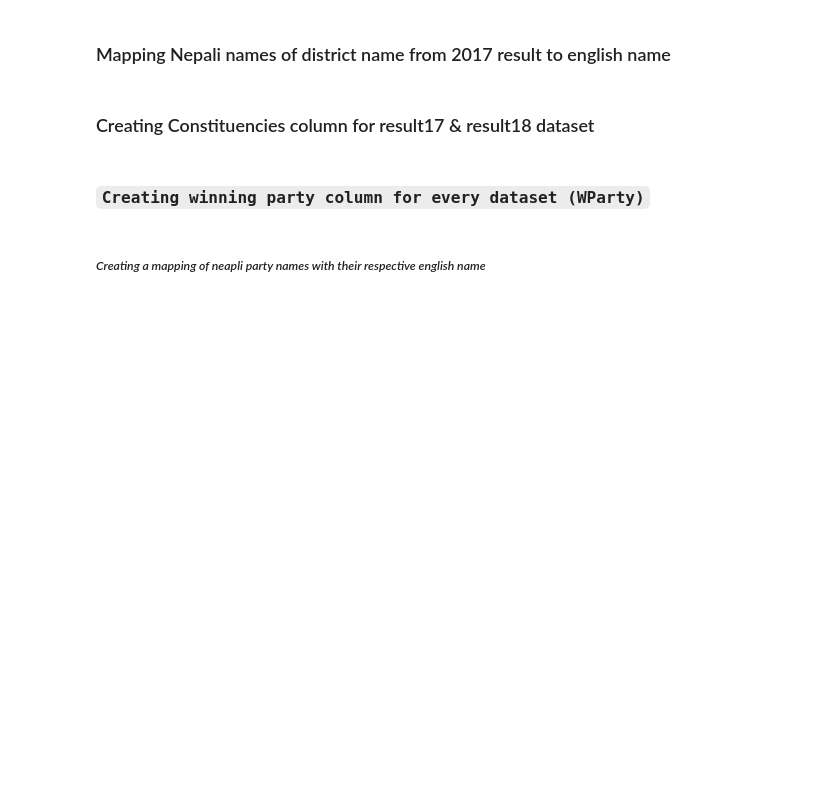
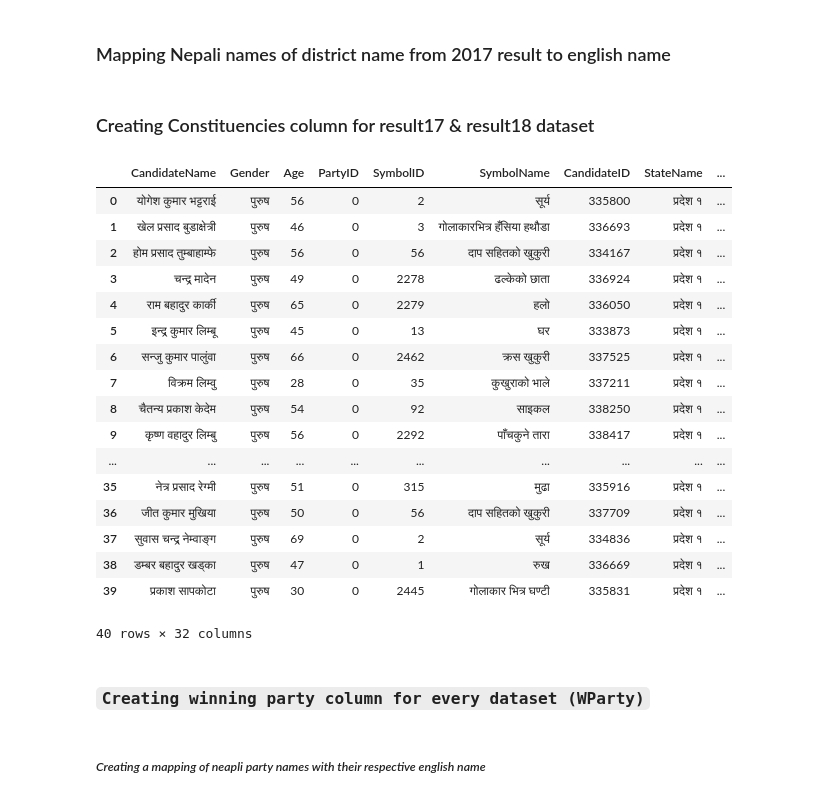
Before and after one commit to UjjwalKarkeyy/Nepal_Election_Prediction_Model, a Jupyter notebook: data_creation_&_preprocessing.ipynb, the cells around one changed output. Saved outputs shown, nothing was run; the diff lists cells and outputs as text; code cells hidden in the pictures; blank space fills up the shorter version.

```diff
--- a/data_creation_&_preprocessing.ipynb
+++ b/data_creation_&_preprocessing.ipynb
@@ -148,8 +304,33 @@ result22['DistrictName'] = result22['DistrictName'].replace(district_mapping)
 ### Creating Constituencies column for result17 & result18 dataset
 # %%
 # Create the 'Constituencies' column by combining 'DistrictName' and 'SCConstID'
-result17['Constituencies'] = result17['DistrictName'] + '-' + result17['SCConstID'].astype(str)
+# result17.head()
+result22['SCConstID']
+
+# result17['Constituencies'] = result17['DistrictName'] + '-' + result17['SCConstID'].astype(str)
+# result17.head(40)
+
 result22['Constituencies'] = result22['DistrictName'] + '-' + result22['SCConstID'].astype(str)
+result22.head(40)
+# %% [output]
+|  | CandidateName | Gender | Age | PartyID | SymbolID | SymbolName | CandidateID | StateName | ... |
+| 0 | योगेश कुमार भट्टराई | पुरुष | 56 | 0 | 2 | सूर्य | 335800 | प्रदेश १ | ... |
+| 1 | खेल प्रसाद बुडाक्षेत्री | पुरुष | 46 | 0 | 3 | गोलाकारभित्र हँसिया हथौडा | 336693 | प्रदेश १ | ... |
+| 2 | होम प्रसाद तुम्बाहाम्फे | पुरुष | 56 | 0 | 56 | दाप सहितको खुकुरी | 334167 | प्रदेश १ | ... |
+| 3 | चन्द्र मादेन | पुरुष | 49 | 0 | 2278 | ढल्केको छाता | 336924 | प्रदेश १ | ... |
+| 4 | राम बहादुर कार्की | पुरुष | 65 | 0 | 2279 | हलो | 336050 | प्रदेश १ | ... |
+| 5 | इन्द्र कुमार लिम्बू | पुरुष | 45 | 0 | 13 | घर | 333873 | प्रदेश १ | ... |
+| 6 | सन्जु कुमार पालुंवा | पुरुष | 66 | 0 | 2462 | क्रस खुकुरी | 337525 | प्रदेश १ | ... |
+| 7 | विक्रम लिम्वु | पुरुष | 28 | 0 | 35 | कुखुराको भाले | 337211 | प्रदेश १ | ... |
+| 8 | चैतन्य प्रकाश केदेम | पुरुष | 54 | 0 | 92 | साइकल | 338250 | प्रदेश १ | ... |
+| 9 | कृष्ण वहादुर लिम्बु | पुरुष | 56 | 0 | 2292 | पाँचकुने तारा | 338417 | प्रदेश १ | ... |
+| ... | ... | ... | ... | ... | ... | ... | ... | ... | ... |
+| 35 | नेत्र प्रसाद रेग्मी | पुरुष | 51 | 0 | 315 | मुढा | 335916 | प्रदेश १ | ... |
+| 36 | जीत कुमार मुखिया | पुरुष | 50 | 0 | 56 | दाप सहितको खुकुरी | 337709 | प्रदेश १ | ... |
+| 37 | सुवास चन्द्र नेम्वाङ्ग | पुरुष | 69 | 0 | 2 | सूर्य | 334836 | प्रदेश १ | ... |
+| 38 | डम्बर बहादुर खड्का | पुरुष | 47 | 0 | 1 | रुख | 336669 | प्रदेश १ | ... |
+| 39 | प्रकाश सापकोटा | पुरुष | 30 | 0 | 2445 | गोलाकार भित्र घण्टी | 335831 | प्रदेश १ | ... |
+40 rows × 32 columns
 # %% [markdown]
 ### `Creating winning party column for every dataset (WParty)`
 # %% [markdown]
```
Also changed, not shown: parts of 10 cells of this notebook, 3 other files.
